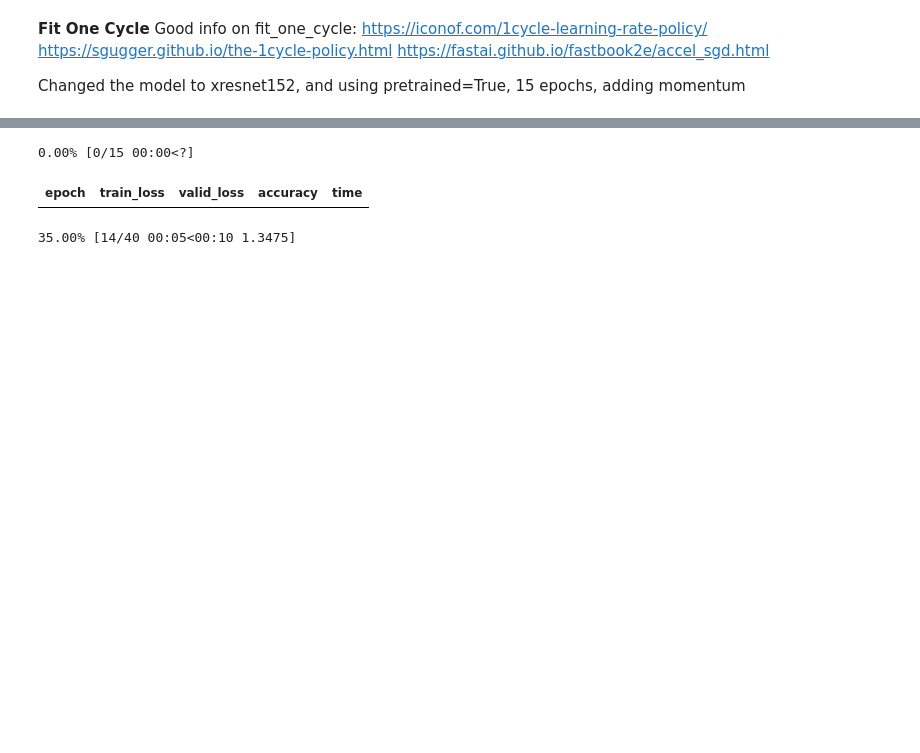
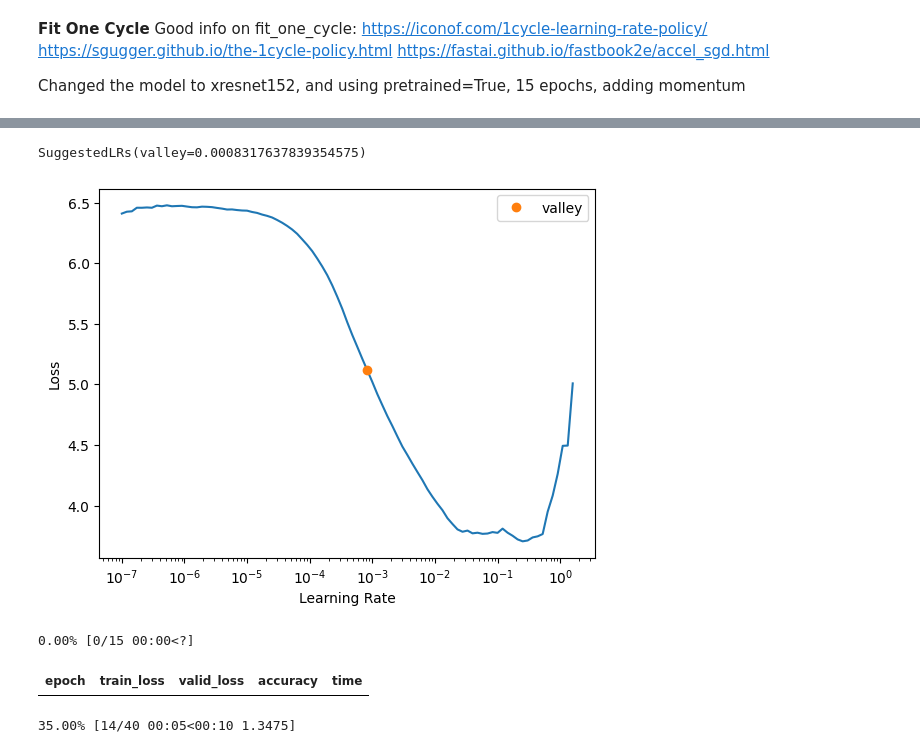
Before and after one commit to flyinacres/GPU-tests, a Jupyter notebook: cifar10_1080Ti_bs256.ipynb, the cells around one changed output, grey strips where cells are left out. Saved outputs shown, nothing was run; the diff lists cells and outputs as text; code cells hidden in the pictures; blank space fills up the shorter version.

```diff
--- a/cifar10_1080Ti_bs256.ipynb
+++ b/cifar10_1080Ti_bs256.ipynb
@@ -80,0 +94,5 @@ SuggestedLRs(valley=0.0008317637839354575)
+# %%
+cpu = torch.device("cpu")
+learn.to(cpu)
+learn.lr_find()
+# %% [output]
@@ -81,3 +100,5 @@ SuggestedLRs(valley=0.0008317637839354575)
+SuggestedLRs(valley=0.0008317637839354575)
+[figure, added]
 # %%
 learn.fit_one_cycle(15, 0.000575439, wd=0.4, div=10, pct_start=0.5)
 # %% [output]
```
Also changed, not shown: parts of 4 cells of this notebook.
